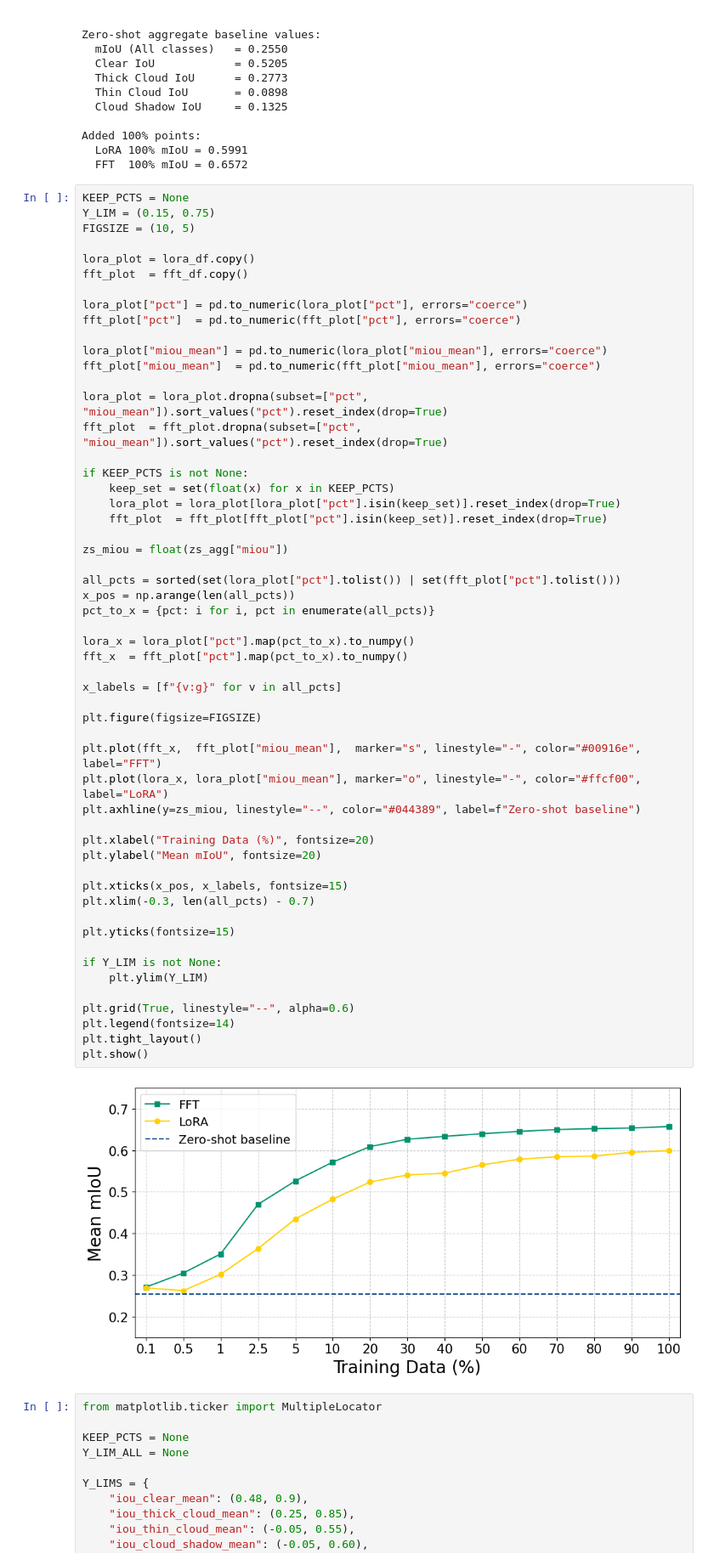
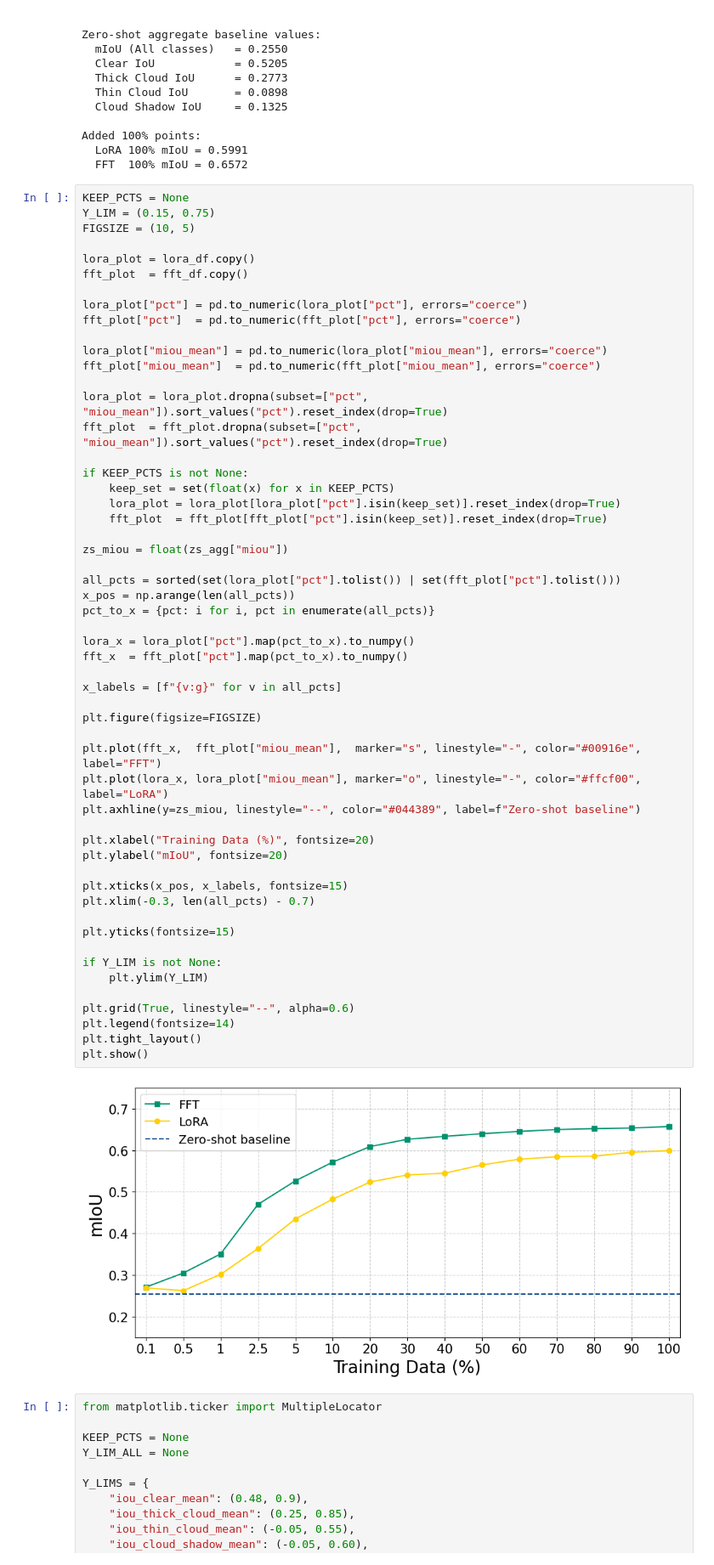
Before and after one commit to uga-gaim/2026_CVPRW_CloudPrompts, a Jupyter notebook: code/notebooks/figures.ipynb, the cells around one changed output. Shown at 85% size. Drawn from its saved outputs; the diff is of its cells as text.

Commit message:
Update Low Data Curves Plot

```diff
--- a/code/notebooks/figures.ipynb
+++ b/code/notebooks/figures.ipynb
@@ -452,35 +452,35 @@ zs_miou = float(zs_agg["miou"])
 all_pcts = sorted(set(lora_plot["pct"].tolist()) | set(fft_plot["pct"].tolist()))
 x_pos = np.arange(len(all_pcts))
 pct_to_x = {pct: i for i, pct in enumerate(all_pcts)}
 
 lora_x = lora_plot["pct"].map(pct_to_x).to_numpy()
 fft_x  = fft_plot["pct"].map(pct_to_x).to_numpy()
 
 x_labels = [f"{v:g}" for v in all_pcts]
 
 plt.figure(figsize=FIGSIZE)
 
 plt.plot(fft_x,  fft_plot["miou_mean"],  marker="s", linestyle="-", color="#00916e", label="FFT")
 plt.plot(lora_x, lora_plot["miou_mean"], marker="o", linestyle="-", color="#ffcf00", label="LoRA")
 plt.axhline(y=zs_miou, linestyle="--", color="#044389", label=f"Zero-shot baseline")
 
 plt.xlabel("Training Data (%)", fontsize=20)
-plt.ylabel("Mean mIoU", fontsize=20)
+plt.ylabel("mIoU", fontsize=20)
 
 plt.xticks(x_pos, x_labels, fontsize=15)
 plt.xlim(-0.3, len(all_pcts) - 0.7)
 
 plt.yticks(fontsize=15)
 
 if Y_LIM is not None:
     plt.ylim(Y_LIM)
 
 plt.grid(True, linestyle="--", alpha=0.6)
 plt.legend(fontsize=14)
 plt.tight_layout()
 plt.show()
 # %% [output]
-[figure, old version]
+[figure, new version]
 # %%
 from matplotlib.ticker import MultipleLocator
 
```
Also changed, not shown: 1 other file.
